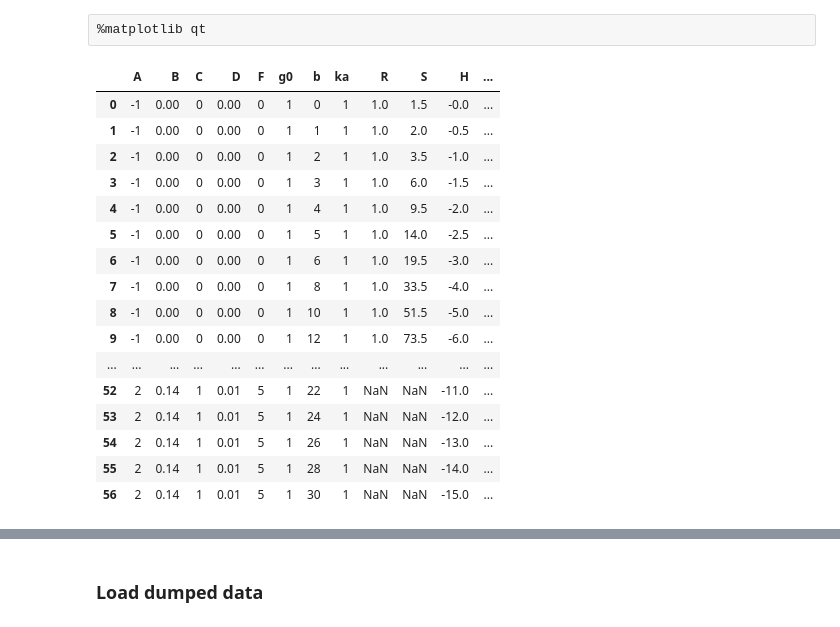
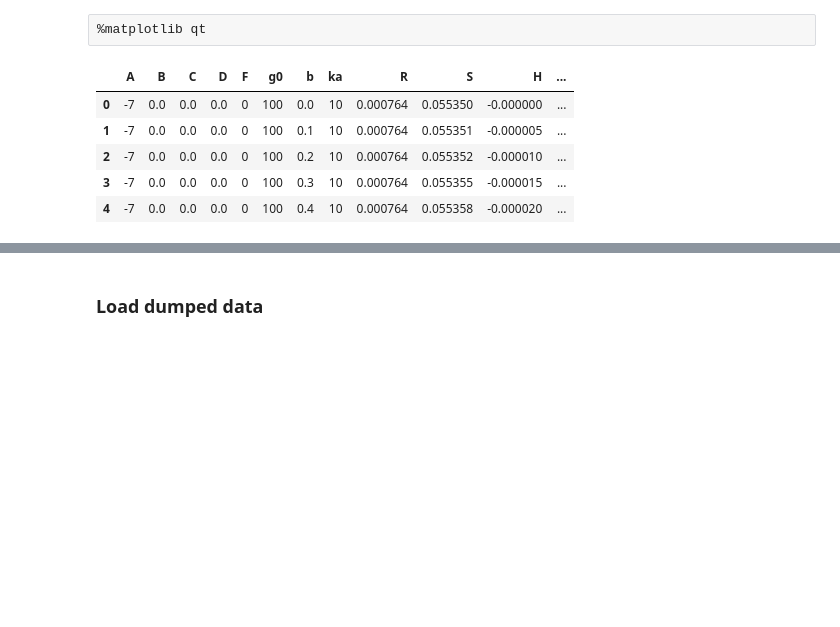
Before and after one commit to ashmat98/nsolve-sde, a Jupyter notebook: 2d check theory only memory anharmonic2.ipynb, the cells around one changed output, grey strips where cells are left out. Drawn from its saved outputs; the diff is of its cells as text; code cells hidden in the pictures; blank space fills up the shorter version.

```diff
--- a/2d check theory only memory anharmonic2.ipynb
+++ b/2d check theory only memory anharmonic2.ipynb
@@ -31,11 +39,14 @@ def mean_with_err(arr, axis):
 params = [
 ]
 
-bs =  (0,1,2,3,4,5,6,8,10,12,14,16,18,20,22,24,26,28,30)
+bs =  np.array([0,1,2,3,4,5,6,8,10,12,14,16,18,20,22,24,26,28,30])/10
 # bs =  (0,3,6,10)#,12,14,16,18,20,22,24,26,28,30)
-params += [(-1,0,0,0,0,1,b,1) for b in bs]
-params += [(2,0.14,0,0,0,1,b,1) for b in bs]
-params += [(2,0.14,1,0.01,5,1,b,1) for b in bs]
+params += [(-7,0,0,0,0,100,b,10) for b in bs]
+# params += [(2,0.14,0,0,0,100,b,10) for b in bs]
+params += [(2,0.14,0.25,0.01,5,100,b,10) for b in bs]
+params += [(2,0.14,0.50,0.01,5,100,b,10) for b in bs]
+params += [(2,0.14,0.75,0.01,5,100,b,10) for b in bs]
+params += [(2,0.14,1.00,0.01,5,100,b,10) for b in bs]
 
 
 df = pd.DataFrame(params, columns=["A","B","C","D","F","g0","b","ka"])
@@ -43,24 +54,24 @@ df = pd.DataFrame(params, columns=["A","B","C","D","F","g0","b","ka"])
 def f(row):
     return pd.Series(get_RSH(row.A, row.B, row.g0, row.b, row.ka),index=("R","S","H","varL"))
 df = pd.concat([df, df.apply(f, axis=1)], axis=1, sort=False)
+
+df["S_init"] = 1/df.g0/2/df.ka**2*(df.ka**2+df.g0*df.ka+df.b**2)
+
+df["R_init"] = df.A/df.B/2
+df.loc[df.A<0,"R_init"] = 7
+
+df["H_init"] = - 1/2/df.g0/df.ka**2*df.b
+# %%
+df["S_init"] = 0
+df["R_init"] = 0
+df["H_init"] = 0
 # %%
-df
+df.head()
 # %% [output]
 |  | A | B | C | D | F | g0 | b | ka | R | S | H | ... |
-| 0 | -1 | 0.00 | 0 | 0.00 | 0 | 1 | 0 | 1 | 1.0 | 1.5 | -0.0 | ... |
-| 1 | -1 | 0.00 | 0 | 0.00 | 0 | 1 | 1 | 1 | 1.0 | 2.0 | -0.5 | ... |
-| 2 | -1 | 0.00 | 0 | 0.00 | 0 | 1 | 2 | 1 | 1.0 | 3.5 | -1.0 | ... |
-| 3 | -1 | 0.00 | 0 | 0.00 | 0 | 1 | 3 | 1 | 1.0 | 6.0 | -1.5 | ... |
-| 4 | -1 | 0.00 | 0 | 0.00 | 0 | 1 | 4 | 1 | 1.0 | 9.5 | -2.0 | ... |
-| 5 | -1 | 0.00 | 0 | 0.00 | 0 | 1 | 5 | 1 | 1.0 | 14.0 | -2.5 | ... |
-| 6 | -1 | 0.00 | 0 | 0.00 | 0 | 1 | 6 | 1 | 1.0 | 19.5 | -3.0 | ... |
-| 7 | -1 | 0.00 | 0 | 0.00 | 0 | 1 | 8 | 1 | 1.0 | 33.5 | -4.0 | ... |
-| 8 | -1 | 0.00 | 0 | 0.00 | 0 | 1 | 10 | 1 | 1.0 | 51.5 | -5.0 | ... |
-| 9 | -1 | 0.00 | 0 | 0.00 | 0 | 1 | 12 | 1 | 1.0 | 73.5 | -6.0 | ... |
-| ... | ... | ... | ... | ... | ... | ... | ... | ... | ... | ... | ... | ... |
-| 52 | 2 | 0.14 | 1 | 0.01 | 5 | 1 | 22 | 1 | NaN | NaN | -11.0 | ... |
-| 53 | 2 | 0.14 | 1 | 0.01 | 5 | 1 | 24 | 1 | NaN | NaN | -12.0 | ... |
-| 54 | 2 | 0.14 | 1 | 0.01 | 5 | 1 | 26 | 1 | NaN | NaN | -13.0 | ... |
-| 55 | 2 | 0.14 | 1 | 0.01 | 5 | 1 | 28 | 1 | NaN | NaN | -14.0 | ... |
-| 56 | 2 | 0.14 | 1 | 0.01 | 5 | 1 | 30 | 1 | NaN | NaN | -15.0 | ... |
+| 0 | -7 | 0.0 | 0.0 | 0.0 | 0 | 100 | 0.0 | 10 | 0.000764 | 0.055350 | -0.000000 | ... |
+| 1 | -7 | 0.0 | 0.0 | 0.0 | 0 | 100 | 0.1 | 10 | 0.000764 | 0.055351 | -0.000005 | ... |
+| 2 | -7 | 0.0 | 0.0 | 0.0 | 0 | 100 | 0.2 | 10 | 0.000764 | 0.055352 | -0.000010 | ... |
+| 3 | -7 | 0.0 | 0.0 | 0.0 | 0 | 100 | 0.3 | 10 | 0.000764 | 0.055355 | -0.000015 | ... |
+| 4 | -7 | 0.0 | 0.0 | 0.0 | 0 | 100 | 0.4 | 10 | 0.000764 | 0.055358 | -0.000020 | ... |
 # %%
```
Also changed, not shown: parts of 18 cells of this notebook, 1 other file.
